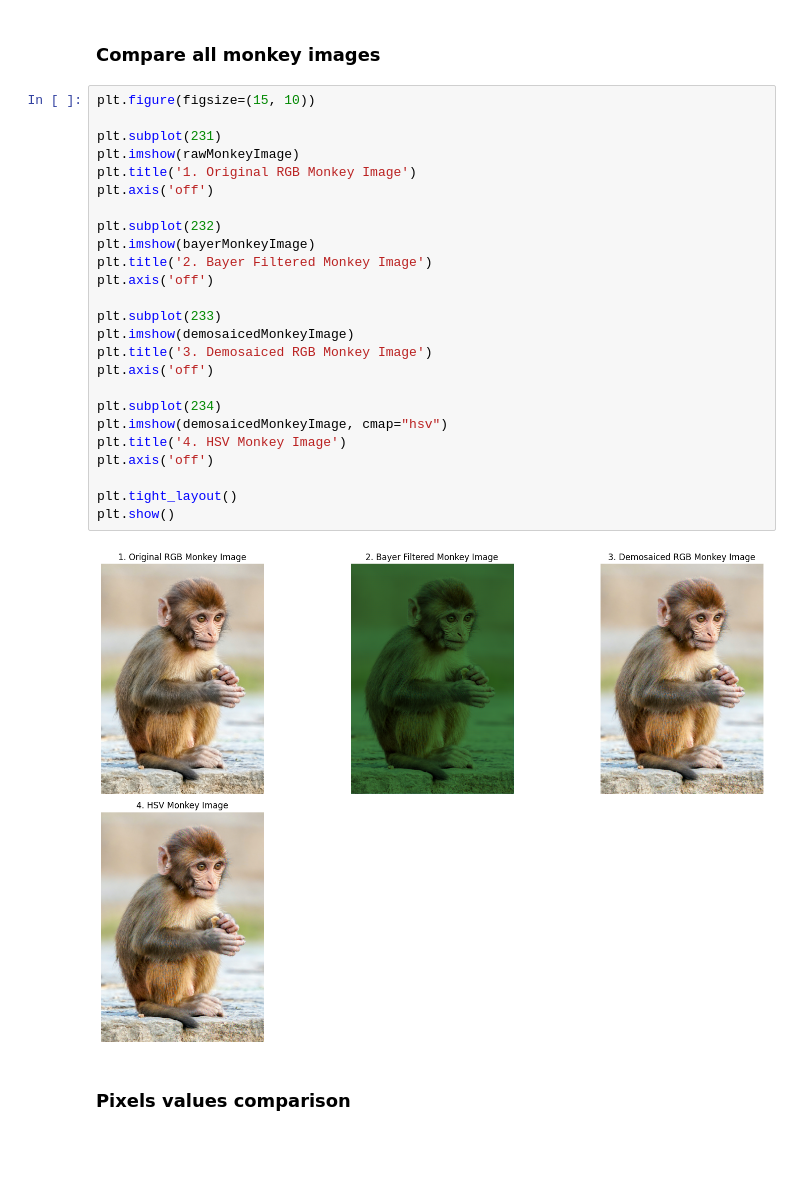
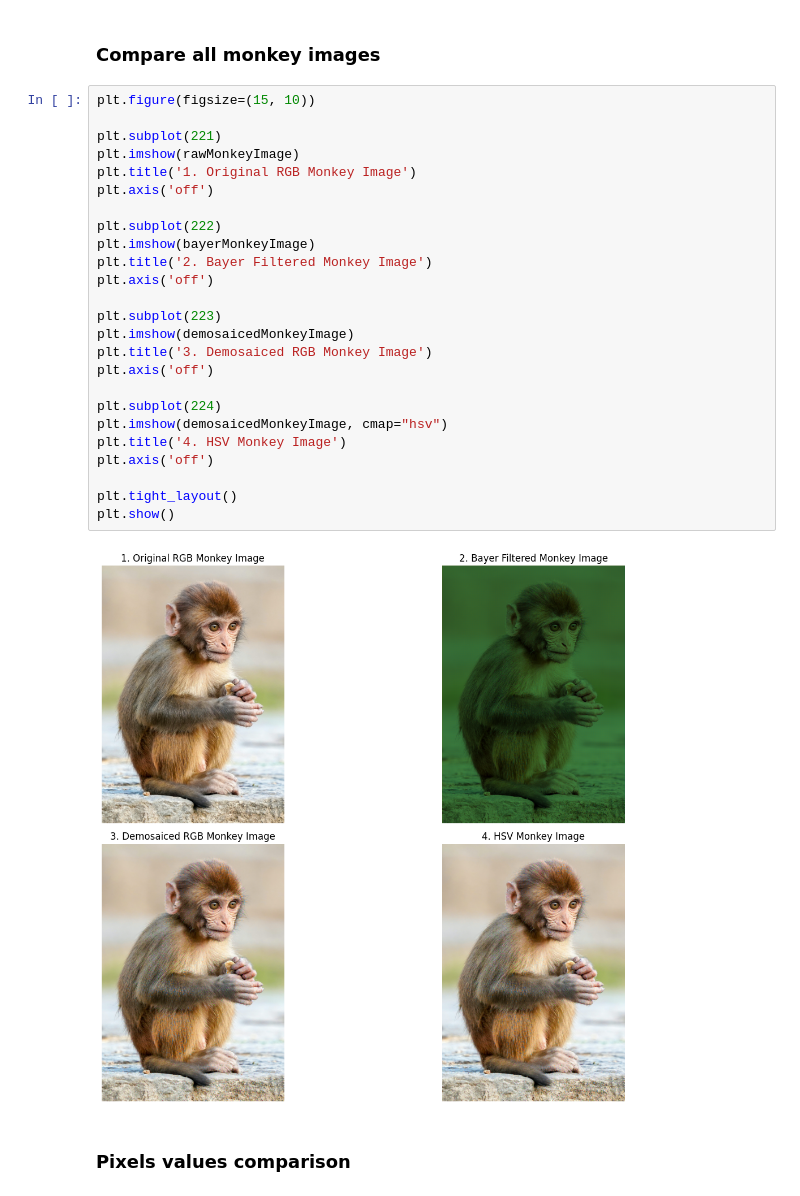
Before and after one commit to YoussefHassanien/Image-Processing-Tasks, a Jupyter notebook: Task 2/Interpolation.ipynb, the cells around one changed output. Saved outputs shown, nothing was run; the diff lists cells and outputs as text; blank space fills up the shorter version.

```diff
--- a/Task 2/Interpolation.ipynb
+++ b/Task 2/Interpolation.ipynb
@@ -519,30 +471,30 @@ plt.show()
 # %%
 plt.figure(figsize=(15, 10))
 
-plt.subplot(231)
+plt.subplot(221)
 plt.imshow(rawMonkeyImage)
 plt.title('1. Original RGB Monkey Image')
 plt.axis('off')
 
-plt.subplot(232)
+plt.subplot(222)
 plt.imshow(bayerMonkeyImage)
 plt.title('2. Bayer Filtered Monkey Image')
 plt.axis('off')
 
-plt.subplot(233)
+plt.subplot(223)
 plt.imshow(demosaicedMonkeyImage)
 plt.title('3. Demosaiced RGB Monkey Image')
 plt.axis('off')
 
-plt.subplot(234)
+plt.subplot(224)
 plt.imshow(demosaicedMonkeyImage, cmap="hsv")
 plt.title('4. HSV Monkey Image')
 plt.axis('off')
 
 plt.tight_layout()
 plt.show()
 # %% [output]
-[figure, old version]
+[figure, new version]
 # %% [markdown]
 ### Pixels values comparison
 # %%
```
Also changed, not shown: parts of 6 cells of this notebook.
